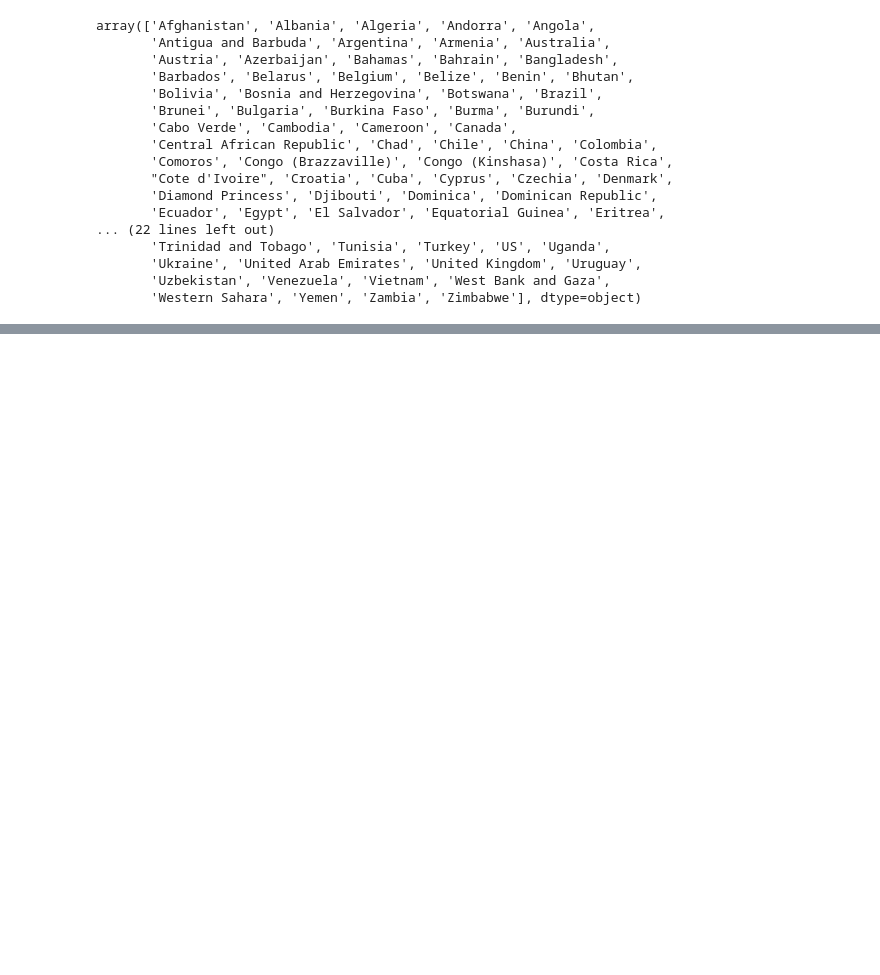
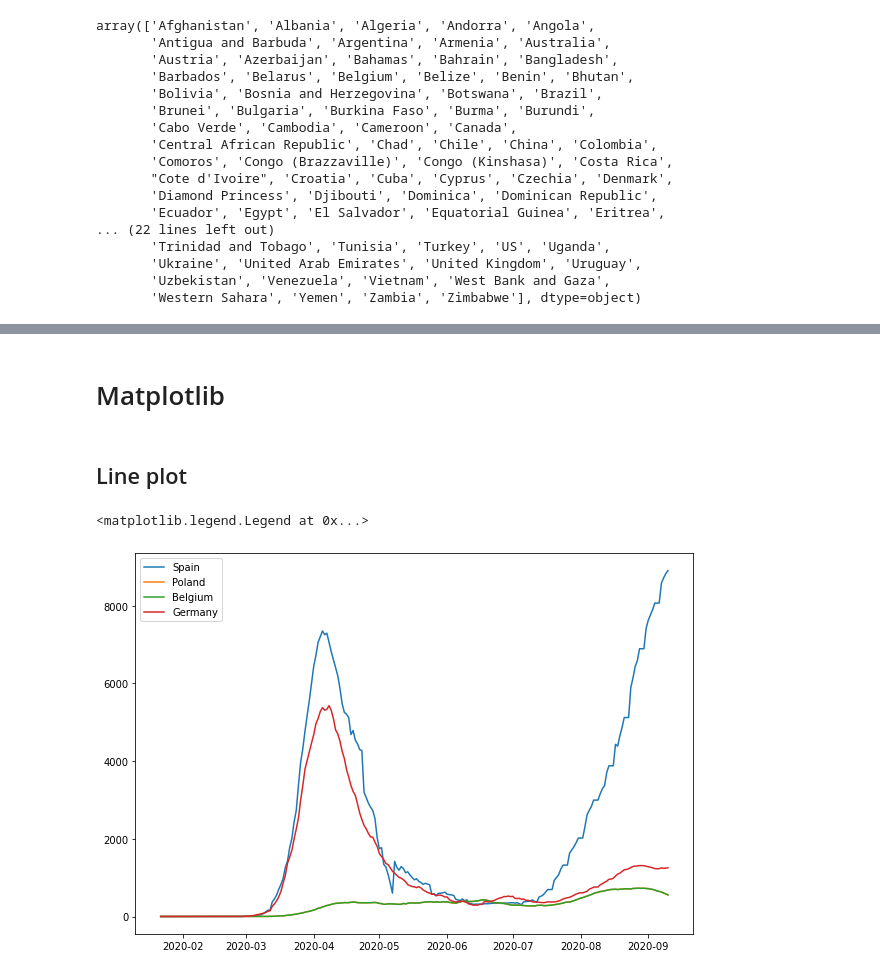
Before and after one commit to AnushreeChopde/DataVizFall2020_Colab, a Jupyter notebook: Python_Basics_lec02.ipynb, the cells around one changed output, grey strips where cells are left out. Saved outputs shown, nothing was run; the diff lists cells and outputs as text; code cells hidden in the pictures; blank space fills up the shorter version.

```diff
--- a/Python_Basics_lec02.ipynb
+++ b/Python_Basics_lec02.ipynb
@@ -383,0 +505,2 @@ df_covid_c.head(10)
+# %% [markdown]
+# Matplotlib
@@ -383,0 +510,12 @@ df_covid_c.head(10)
+# %% [markdown]
+## Line plot
+# %%
+f, ax = plt.subplots(1,1,figsize=(10,7))
+ax.plot(df_covid_c.index,df_covid_c.Spain,label = 'Spain')
+ax.plot(df_covid_c.index,df_covid_c.Poland,label = 'Poland')
+ax.plot(df_covid_c.index,df_covid_c.Poland,label = 'Belgium')
+ax.plot(df_covid_c.index,df_covid_c.Germany,label = 'Germany')
+ax.legend()
+# %% [output]
+<matplotlib.legend.Legend at 0x...>
+[figure, added]
```
Also changed, not shown: parts of 62 cells of this notebook.
